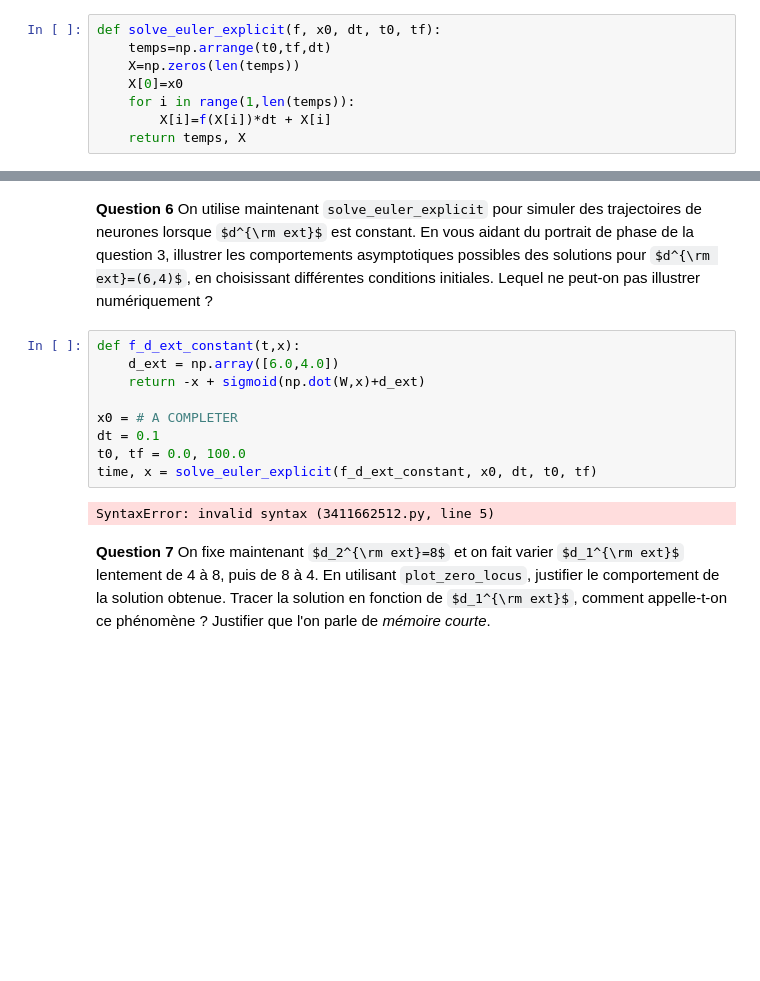
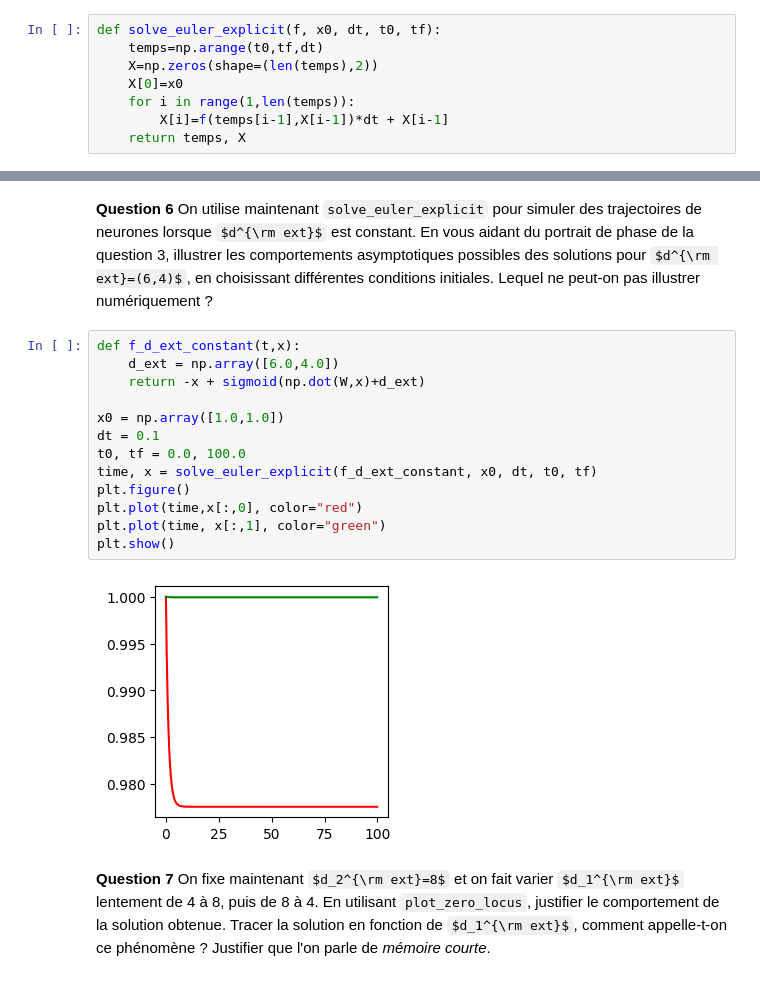
Before and after one commit to camilleprig/projet_maths_info, a Jupyter notebook: projet_maths.ipynb, the cells around one changed output, grey strips where cells are left out. Cells and saved outputs as stored; diff of their text form; some formulas as TeX source; blank space fills up the shorter version.

```diff
--- a/projet_maths.ipynb
+++ b/projet_maths.ipynb
@@ -141,10 +157,10 @@ Simulation des trajectoires
 # %%
 def solve_euler_explicit(f, x0, dt, t0, tf):
-    temps=np.arrange(t0,tf,dt)
-    X=np.zeros(len(temps))
+    temps=np.arange(t0,tf,dt)
+    X=np.zeros(shape=(len(temps),2))
     X[0]=x0
     for i in range(1,len(temps)):
-        X[i]=f(X[i])*dt + X[i]
+        X[i]=f(temps[i-1],X[i-1])*dt + X[i-1]
     return temps, X
 # %% [markdown]
 **Question 5** Expliquer (sans le faire) comment on pourrait trouver numériquement l'ordre de convergence de ce schéma.
@@ -156,14 +172,18 @@ tracer pour une equation de fonction connue le log de l'erreur en fonction de dt
 # %%
 def f_d_ext_constant(t,x):
     d_ext = np.array([6.0,4.0])
     return -x + sigmoid(np.dot(W,x)+d_ext)
 
-x0 = # A COMPLETER
+x0 = np.array([1.0,1.0])
 dt = 0.1
 t0, tf = 0.0, 100.0
 time, x = solve_euler_explicit(f_d_ext_constant, x0, dt, t0, tf)
+plt.figure()
+plt.plot(time,x[:,0], color="red")
+plt.plot(time, x[:,1], color="green")
+plt.show()
 # %% [output]
-SyntaxError: invalid syntax (3411662512.py, line 5)
+[figure, added]
 # %% [markdown]
 **Question 7** On fixe maintenant $d_2^{\rm ext}=8$ et on fait varier $d_1^{\rm ext}$ lentement de 4 à 8, puis de 8 à 4. En utilisant ``plot_zero_locus``, justifier le comportement de la solution obtenue. Tracer la solution en fonction de $d_1^{\rm ext}$, comment appelle-t-on ce phénomène ? Justifier que l'on parle de *mémoire courte*.
 # %%
```
Also changed, not shown: parts of 3 cells of this notebook.
